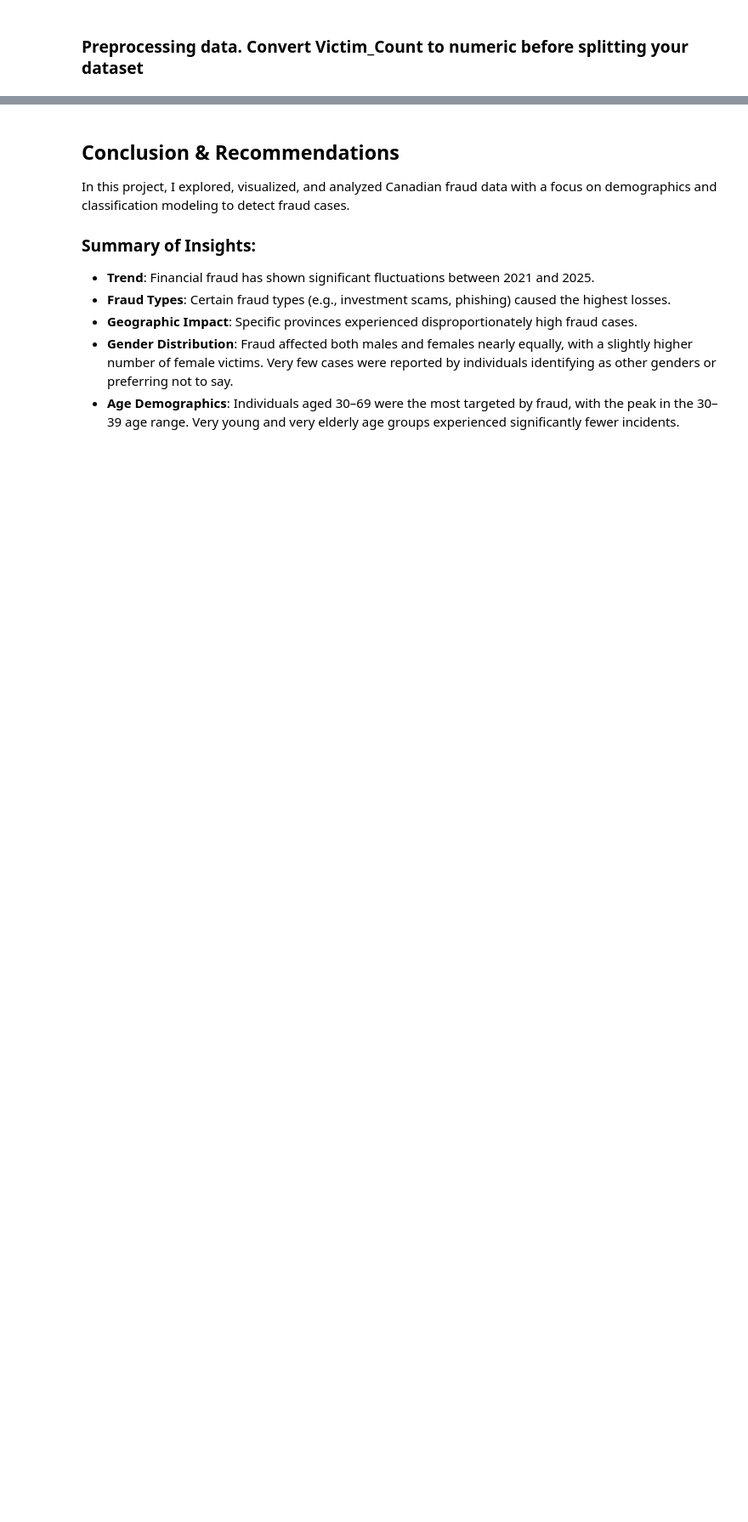
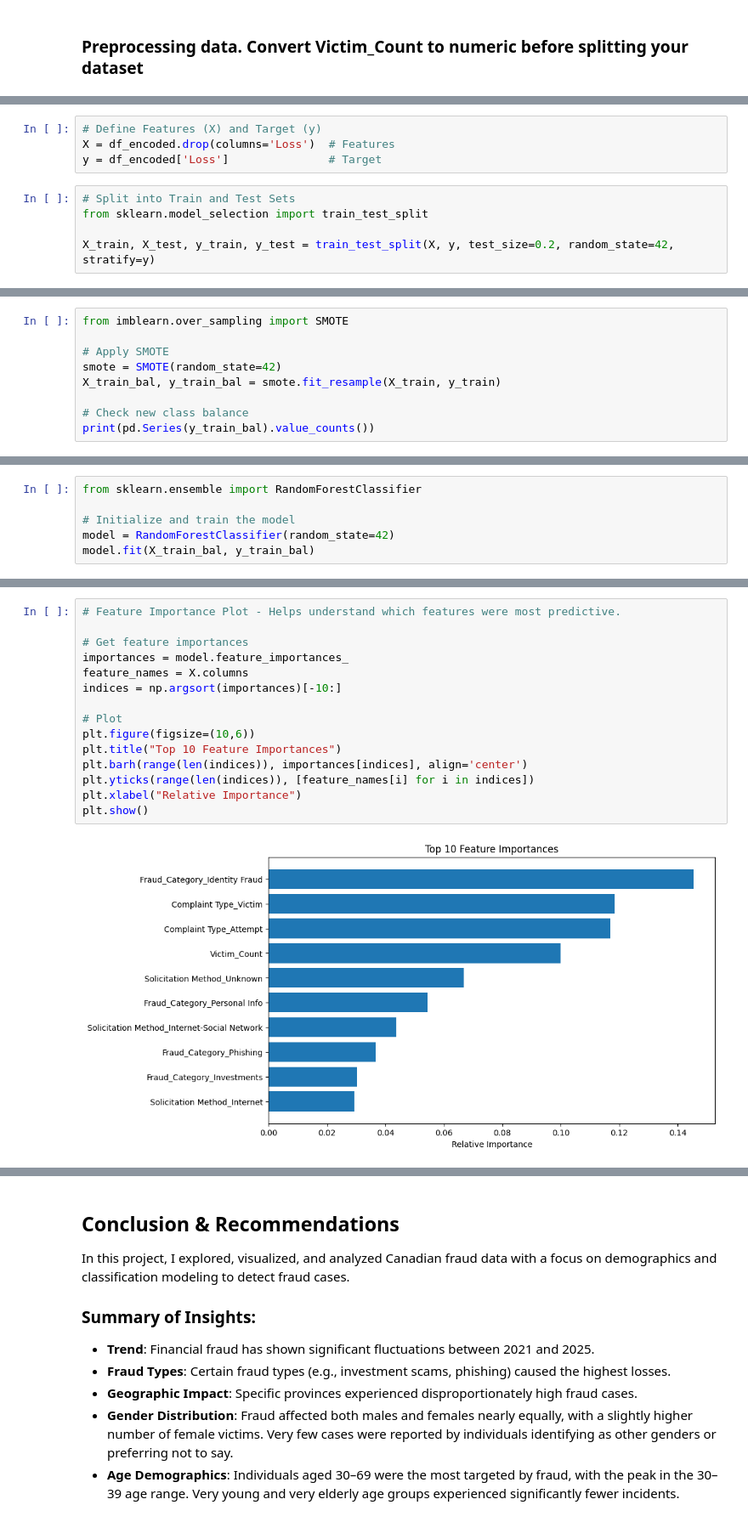
Before and after one commit to helenzhupnyk/Financial_Fraud_Canada, a Jupyter notebook: notebooks/Financial_Fraud_Canada_Data_Analysis_And_Modeling.ipynb, the cells around one changed output, grey strips where cells are left out. Shown at 85% size. Cells and saved outputs as stored; diff of their text form; blank space fills up the shorter version.

```diff
--- a/notebooks/Financial_Fraud_Canada_Data_Analysis_And_Modeling.ipynb
+++ b/notebooks/Financial_Fraud_Canada_Data_Analysis_And_Modeling.ipynb
@@ -1013,0 +1051,9 @@ All models show similar overall performance (88% accuracy), but **Random Forest
+# %%
+# Define Features (X) and Target (y)
+X = df_encoded.drop(columns='Loss')  # Features
+y = df_encoded['Loss']               # Target
+# %%
+# Split into Train and Test Sets
+from sklearn.model_selection import train_test_split
+
+X_train, X_test, y_train, y_test = train_test_split(X, y, test_size=0.2, random_state=42, stratify=y)
@@ -1013,0 +1065,9 @@ All models show similar overall performance (88% accuracy), but **Random Forest
+# %%
+from imblearn.over_sampling import SMOTE
+
+# Apply SMOTE
+smote = SMOTE(random_state=42)
+X_train_bal, y_train_bal = smote.fit_resample(X_train, y_train)
+
+# Check new class balance
+print(pd.Series(y_train_bal).value_counts())
@@ -1013,0 +1079,6 @@ All models show similar overall performance (88% accuracy), but **Random Forest
+# %%
+from sklearn.ensemble import RandomForestClassifier
+
+# Initialize and train the model
+model = RandomForestClassifier(random_state=42)
+model.fit(X_train_bal, y_train_bal)
@@ -1013,0 +1110,17 @@ All models show similar overall performance (88% accuracy), but **Random Forest
+# %%
+# Feature Importance Plot - Helps understand which features were most predictive.
+
+# Get feature importances
+importances = model.feature_importances_
+feature_names = X.columns
+indices = np.argsort(importances)[-10:]
+
+# Plot
+plt.figure(figsize=(10,6))
+plt.title("Top 10 Feature Importances")
+plt.barh(range(len(indices)), importances[indices], align='center')
+plt.yticks(range(len(indices)), [feature_names[i] for i in indices])
+plt.xlabel("Relative Importance")
+plt.show()
+# %% [output]
+[figure, added]
```
Also changed, not shown: parts of 80 cells of this notebook.
